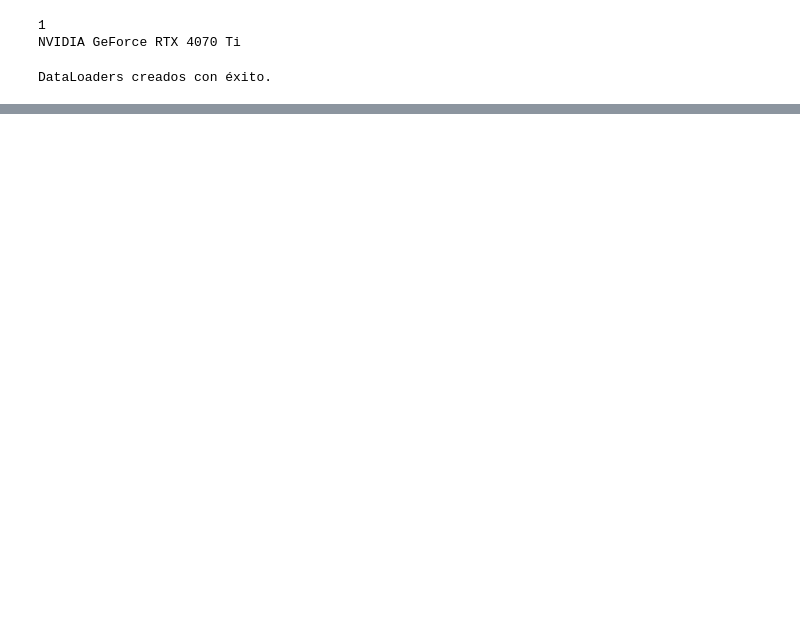
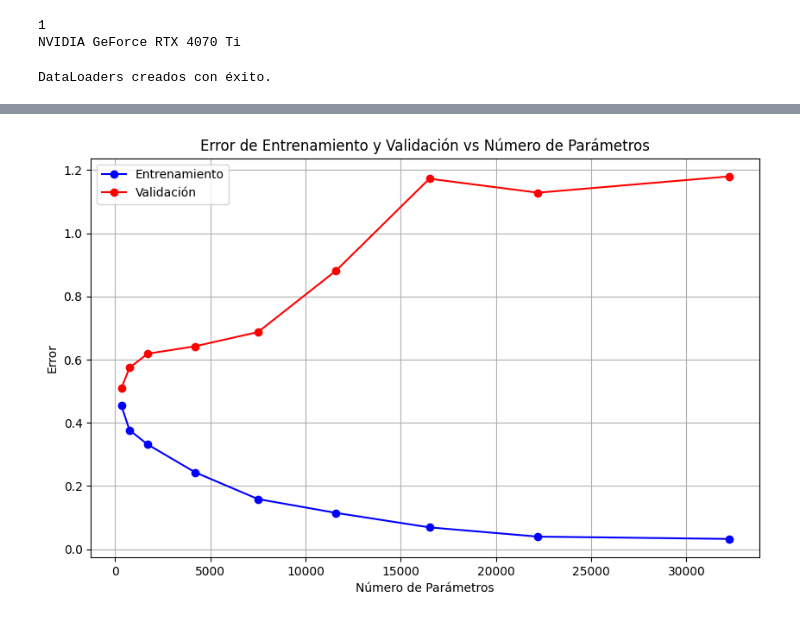
Before and after one commit to soriasorias/Generalizaci-n-MNIST-Data-Credit, a Jupyter notebook: generalizacionCreditData.ipynb, the cells around one changed output, grey strips where cells are left out. Saved outputs shown, nothing was run; the diff lists cells and outputs as text; code cells hidden in the pictures; blank space fills up the shorter version.

```diff
--- a/generalizacionCreditData.ipynb
+++ b/generalizacionCreditData.ipynb
@@ -191,0 +219,25 @@ plt.show()
+# %%
+import matplotlib.pyplot as plt
+
+# Graficar los errores de entrenamiento y validación vs número de parámetros
+plt.figure(figsize=(10, 6))
+
+# Graficar el error de entrenamiento
+plt.plot(num_params_list, [train[-1] for train in train_losses], marker='o', label='Entrenamiento', color='blue')
+
+# Graficar el error de validación
+plt.plot(num_params_list, [val[-1] for val in val_losses], marker='o', label='Validación', color='red')
+
+# Etiquetas y título
+plt.xlabel('Número de Parámetros')
+plt.ylabel('Error')
+plt.title('Error de Entrenamiento y Validación vs Número de Parámetros')
+
+# Agregar leyenda
+plt.legend()
+
+# Mostrar la gráfica
+plt.grid(True)
+plt.show()
+# %% [output]
+[figure, added]
```
Also changed, not shown: parts of 4 cells of this notebook, 1 other file.
